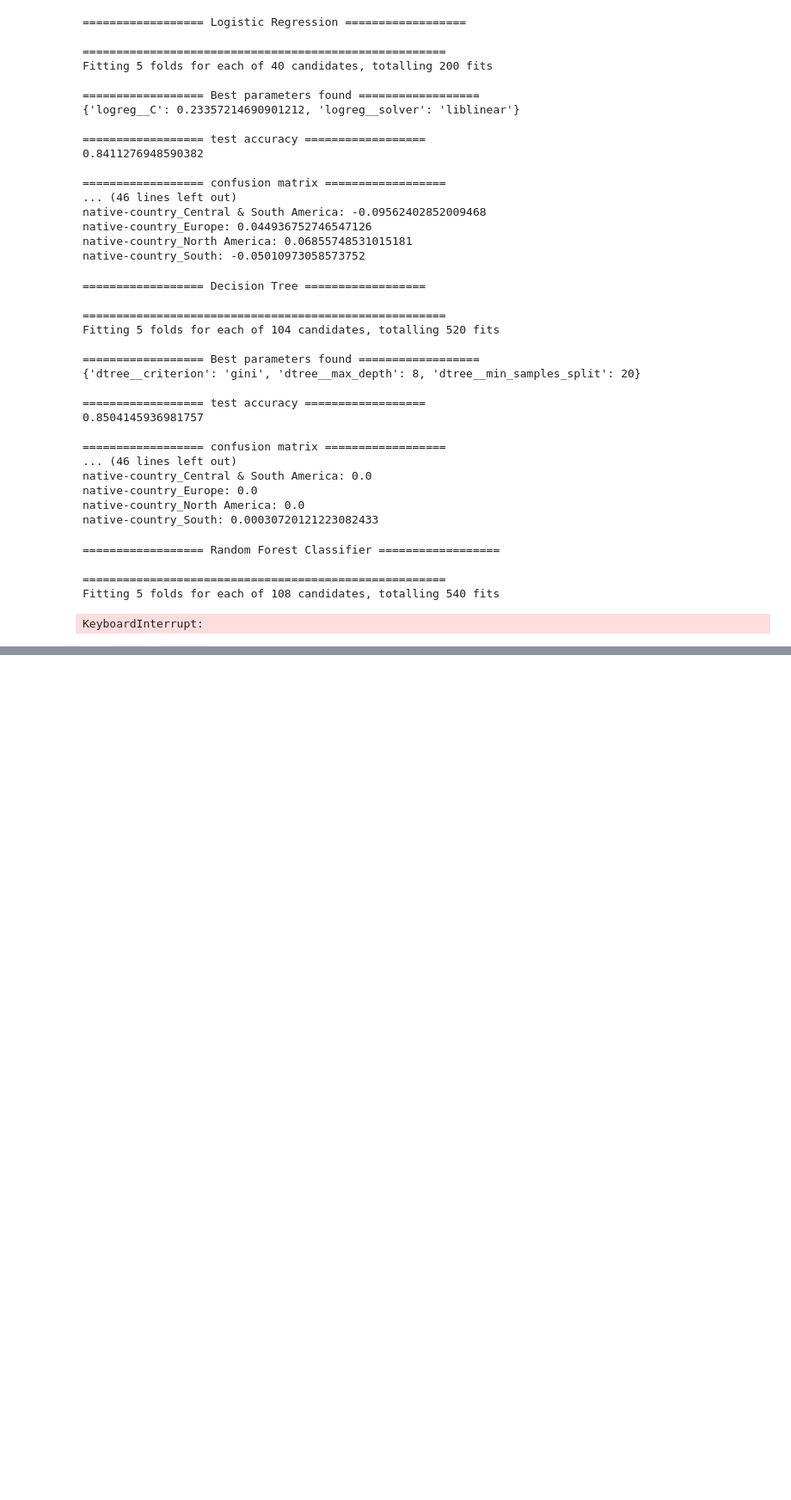
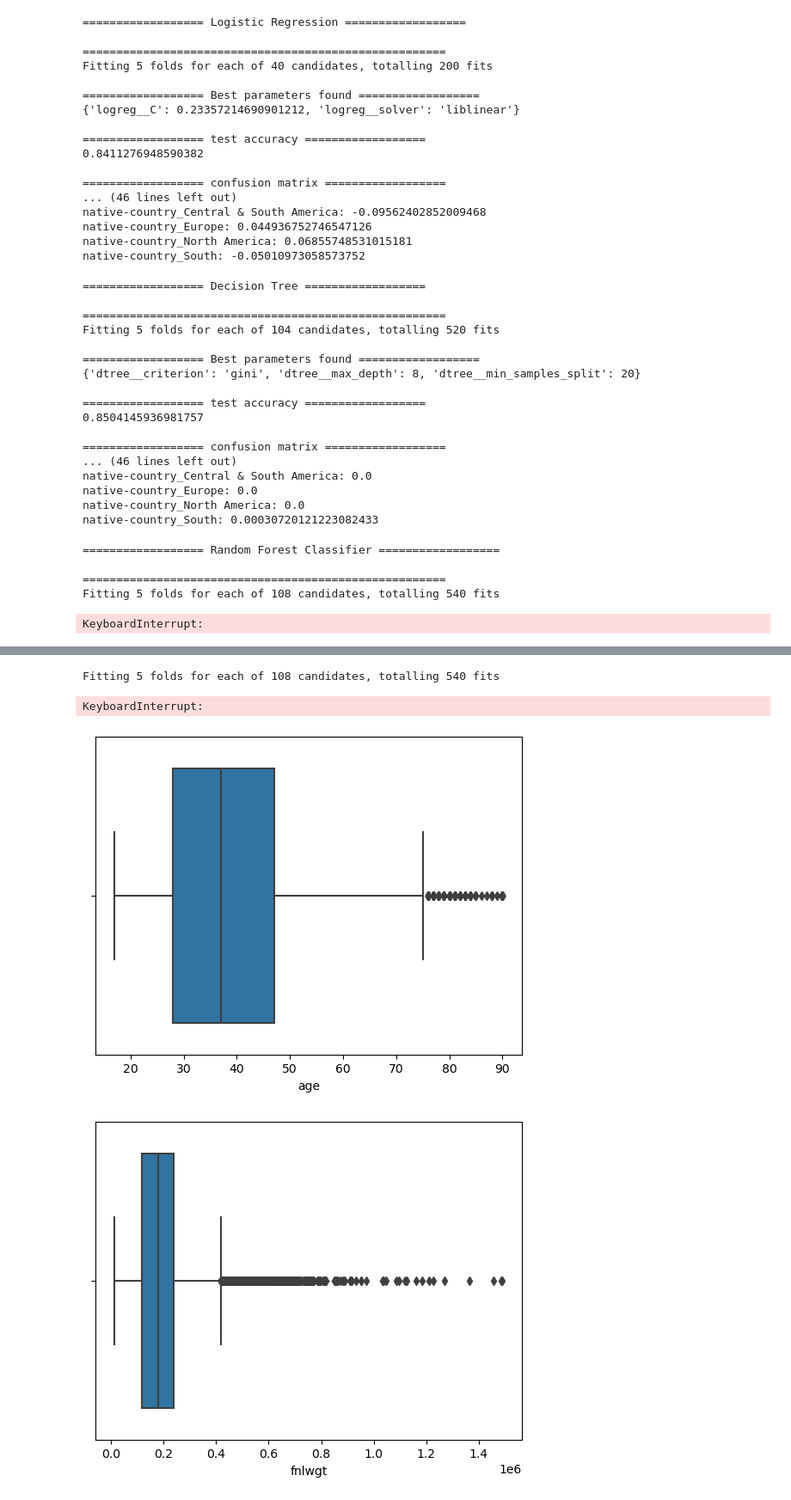
Before and after one commit to JasonQuantrill/Classifier-Comparison, a Jupyter notebook: rough.ipynb, the cells around one changed output, grey strips where cells are left out. Shown: that part at 86% size. Saved outputs shown, nothing was run; the diff lists cells and outputs as text; code cells hidden in the pictures; blank space fills up the shorter version.

```diff
--- a/rough.ipynb
+++ b/rough.ipynb
@@ -396,0 +447,80 @@ KeyboardInterrupt:
+# %%
+# Initialize the XGBClassifier
+xgb_classifier = xgb.XGBClassifier(use_label_encoder=False, eval_metric='logloss')
+
+# Define the parameter grid
+param_grid = {
+    'n_estimators': [100, 200, 300],  # Number of trees
+    'learning_rate': [0.01, 0.05, 0.1],  # Step size shrinkage used to prevent overfitting
+    'max_depth': [3, 4, 5],  # Maximum depth of a tree
+    'colsample_bytree': [0.7, 0.8],  # Subsample ratio of columns when constructing each tree
+    'subsample': [0.7, 0.8]  # Subsample ratio of the training instances
+}
+
+# Initialize the GridSearchCV object
+grid_search = GridSearchCV(estimator=xgb_classifier, param_grid=param_grid, cv=5, scoring='accuracy', verbose=1)
+
+# Fit the GridSearchCV object to the training data
+grid_search.fit(X_train, y_train)
+
+# Print the best parameters and the best score
+print("Best parameters found: ", grid_search.best_params_)
+print("Best accuracy found: ", grid_search.best_score_)
+
+# Evaluate the best model found by GridSearchCV on the test set
+best_model = grid_search.best_estimator_
+y_pred = best_model.predict(X_test)
+print('\n================== test accuracy ==================')
+print(test_accuracy)
+
+# Print Confusion Matrix
+print('\n================== confusion matrix ==================')
+print(confusion_matrix(y_test, y_pred))
+
+# Print Classification Report
+print('\n================== classification report ==================')
+print(classification_report(y_test, y_pred))
+# %% [output]
+Fitting 5 folds for each of 108 candidates, totalling 540 fits
+KeyboardInterrupt:
+# %%
+int_columns = ['age','fnlwgt','education-num','capital-gain','capital-loss','hours-per-week']
+for i in int_columns:
+  sns.boxplot(x = df[i])
+  plt.show()
+
+  high_income_df = df[df['income>50K'] == 1]
+
+# Group by country and calculate mean age
+mean_age_by_country = high_income_df.groupby('native-country')['age'].mean().sort_values()
+
+# Plotting
+plt.figure(figsize=(10, 10))
+mean_age_by_country.plot(kind='barh')
+plt.title('Mean Age with >50K Income by Country')
+plt.xlabel('Mean Age')
+plt.ylabel('Country')
+plt.tight_layout()
+plt.show()
+plt.figure(figsize=(10, 6))
+
+income_count_by_education = high_income_df['education-num'].value_counts().sort_index()
+income_count_by_education.plot(kind='bar')
+plt.title('>50K Count vs Education Level')
+plt.xlabel('Education Level')
+plt.ylabel('>50K Income Count')
+plt.xticks(rotation=45)  # Rotate x-axis labels for better readability
+plt.tight_layout()
+plt.show()
+
+
+# Plotting
+plt.figure(figsize=(13, 13))
+sns.barplot(x="workclass", y="age", hue='income>50K', data=df, palette="viridis")
+plt.xlabel("Workclass")
+plt.ylabel("Age")
+plt.title("Workclass vs Age by Income")
+plt.show()
+# %% [output]
+[figure, added]
+[figure, added]
```
Also changed, not shown: parts of 3 cells of this notebook, 3 other files.
